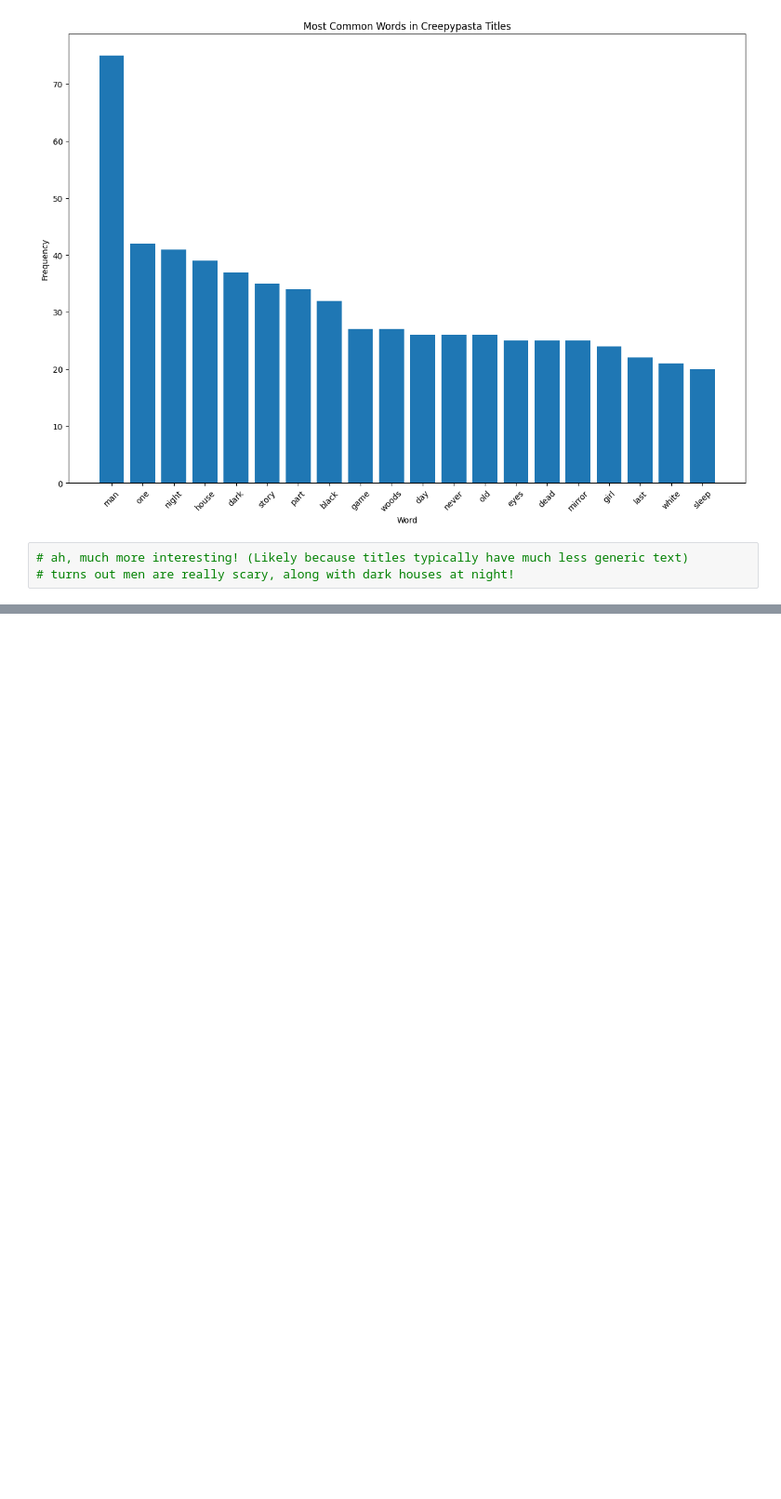
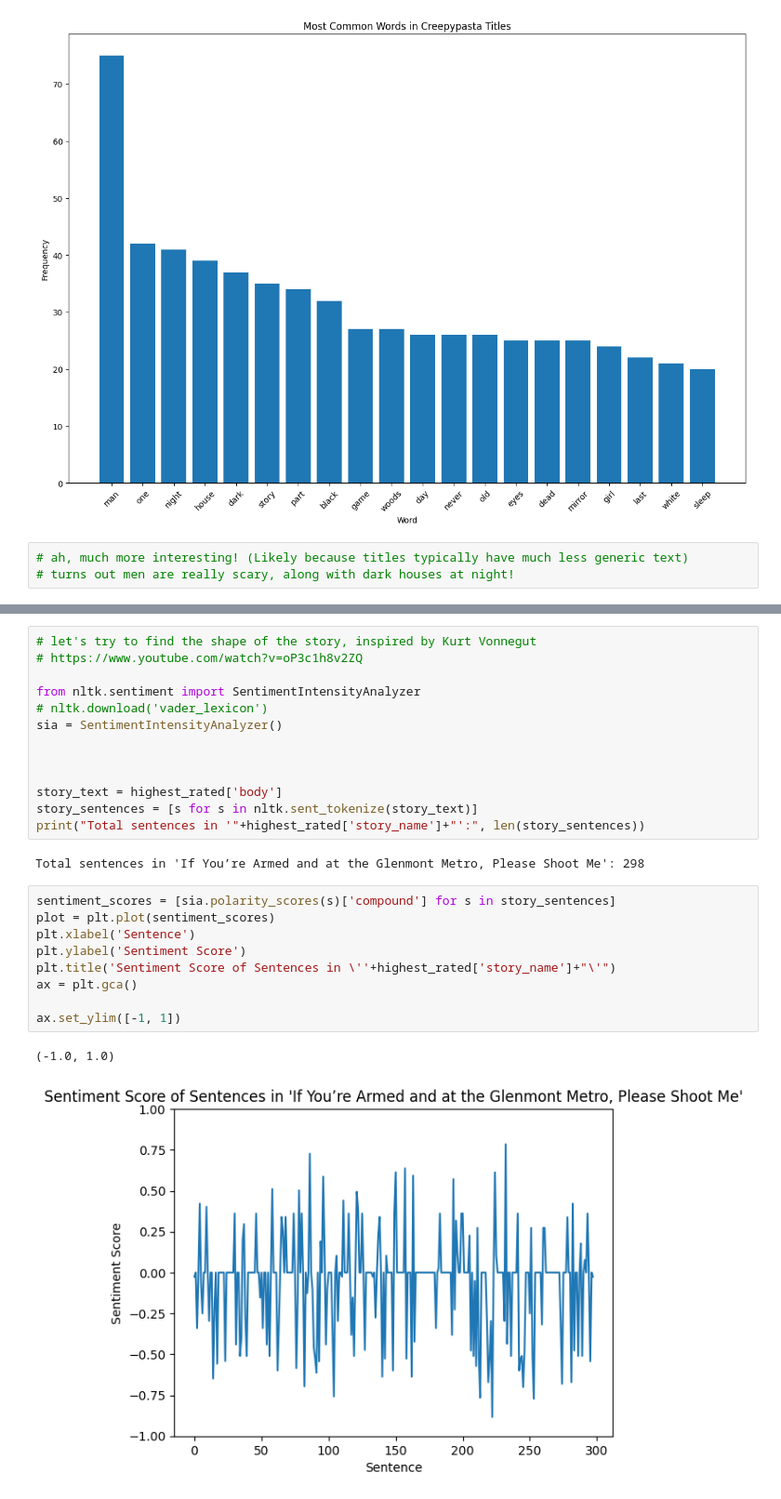
Before and after one commit to BraydenJenkins/creepypasta-analysis, a Jupyter notebook: analysis.ipynb, the cells around one changed output, grey strips where cells are left out. Shown: that part at 93% size. Cells and saved outputs as stored; diff of their text form; blank space fills up the shorter version.

```diff
--- a/analysis.ipynb
+++ b/analysis.ipynb
@@ -373,0 +423,27 @@ Total characters in all creepypasta titles: 63444
+# %%
+# let's try to find the shape of the story, inspired by Kurt Vonnegut
+# https://www.youtube.com/watch?v=oP3c1h8v2ZQ
+
+from nltk.sentiment import SentimentIntensityAnalyzer
+# nltk.download('vader_lexicon')
+sia = SentimentIntensityAnalyzer()
+
+
+
+story_text = highest_rated['body']
+story_sentences = [s for s in nltk.sent_tokenize(story_text)]
+print("Total sentences in '"+highest_rated['story_name']+"':", len(story_sentences))
+# %% [output]
+Total sentences in 'If You’re Armed and at the Glenmont Metro, Please Shoot Me': 298
+# %%
+sentiment_scores = [sia.polarity_scores(s)['compound'] for s in story_sentences]
+plot = plt.plot(sentiment_scores)
+plt.xlabel('Sentence')
+plt.ylabel('Sentiment Score')
+plt.title('Sentiment Score of Sentences in \''+highest_rated['story_name']+"\'")
+ax = plt.gca()
+
+ax.set_ylim([-1, 1])
+# %% [output]
+(-1.0, 1.0)
+[figure, added]
```
Also changed, not shown: parts of 8 cells of this notebook.
